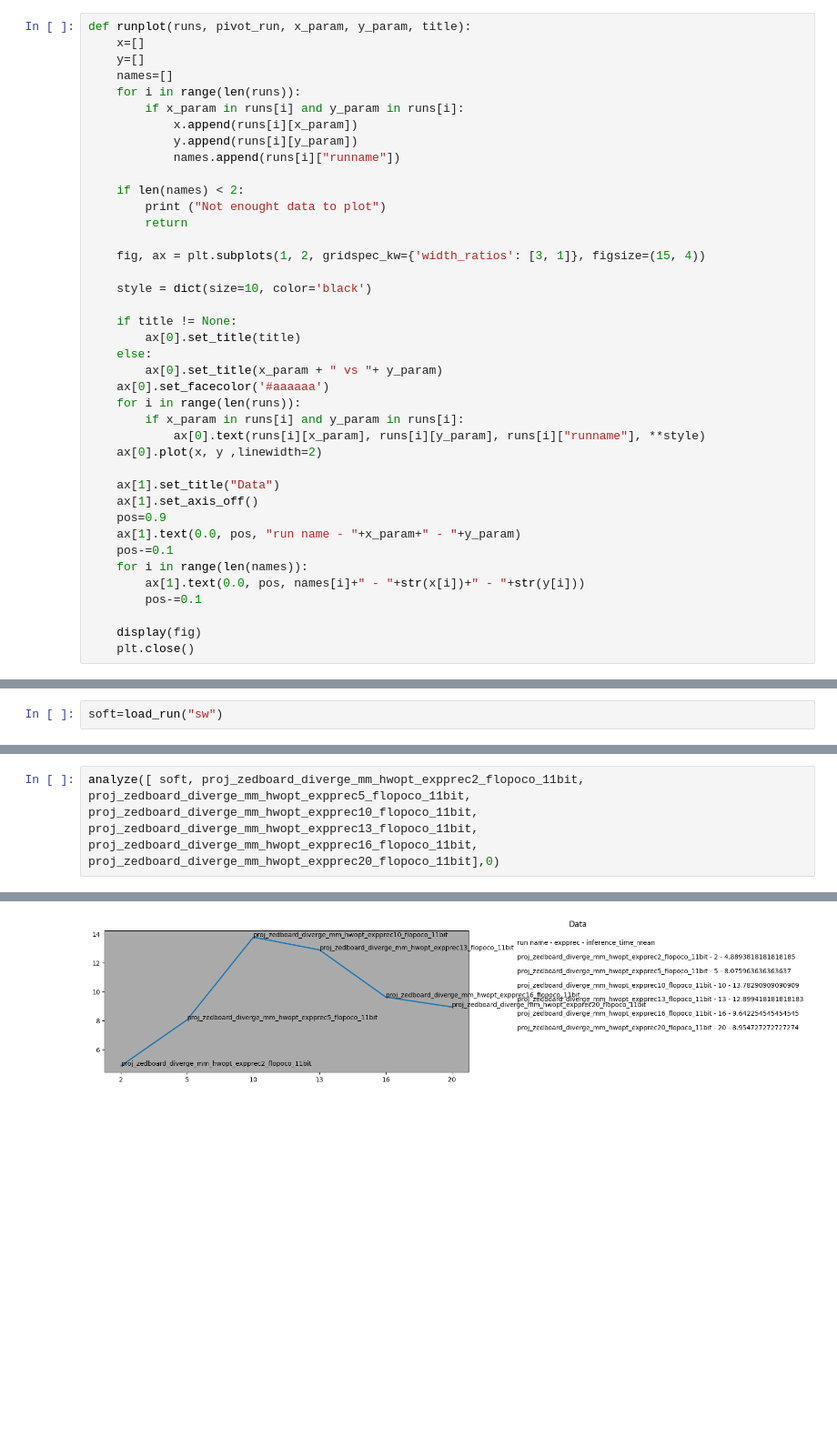
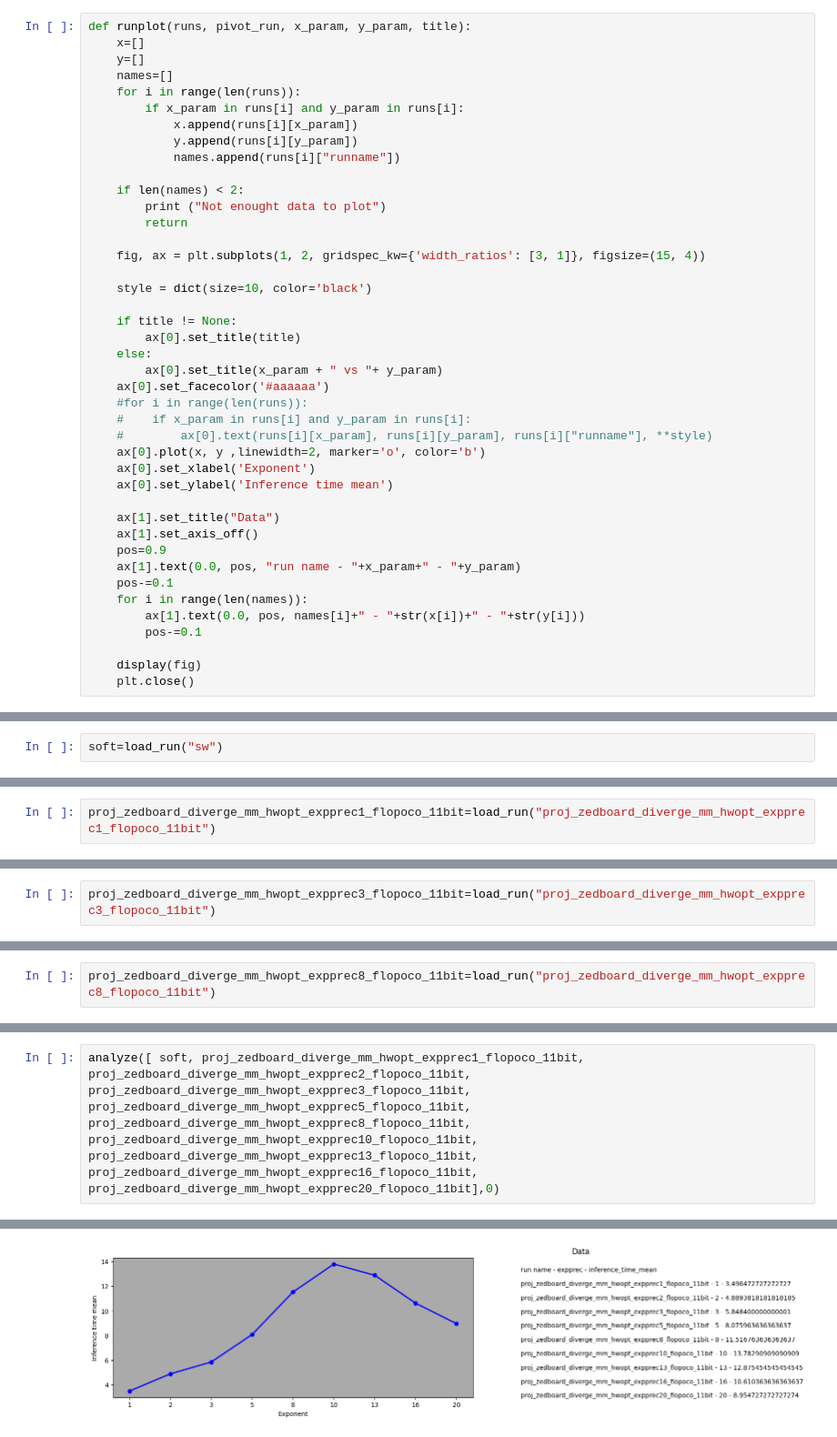
Before and after one commit to BondMachineHQ/bmexamples, a Jupyter notebook: analysis/zedboard_banknote_diverge/analysis_11bit.ipynb, the cells around one changed output, grey strips where cells are left out. Shown at 91% size. Saved outputs shown, nothing was run; the diff lists cells and outputs as text; blank space fills up the shorter version.

```diff
--- a/analysis/zedboard_banknote_diverge/analysis_11bit.ipynb
+++ b/analysis/zedboard_banknote_diverge/analysis_11bit.ipynb
@@ -132,10 +132,12 @@ def runplot(runs, pivot_run, x_param, y_param, title):
     else:
         ax[0].set_title(x_param + " vs "+ y_param)
     ax[0].set_facecolor('#aaaaaa')
-    for i in range(len(runs)):
-        if x_param in runs[i] and y_param in runs[i]:
-            ax[0].text(runs[i][x_param], runs[i][y_param], runs[i]["runname"], **style)
-    ax[0].plot(x, y ,linewidth=2)
+    #for i in range(len(runs)):
+    #    if x_param in runs[i] and y_param in runs[i]:
+    #        ax[0].text(runs[i][x_param], runs[i][y_param], runs[i]["runname"], **style)
+    ax[0].plot(x, y ,linewidth=2, marker='o', color='b')
+    ax[0].set_xlabel('Exponent')
+    ax[0].set_ylabel('Inference time mean')
 
     ax[1].set_title("Data")
     ax[1].set_axis_off()
@@ -190,0 +193,2 @@ expanded=load_run("expanded")
+# %%
+proj_zedboard_diverge_mm_hwopt_expprec1_flopoco_11bit=load_run("proj_zedboard_diverge_mm_hwopt_expprec1_flopoco_11bit")
@@ -194,0 +201,2 @@ proj_zedboard_diverge_mm_hwopt_expprec2_flopoco_11bit=load_run("proj_zedboard_di
+# %%
+proj_zedboard_diverge_mm_hwopt_expprec3_flopoco_11bit=load_run("proj_zedboard_diverge_mm_hwopt_expprec3_flopoco_11bit")
@@ -198,0 +209,2 @@ proj_zedboard_diverge_mm_hwopt_expprec5_flopoco_11bit=load_run("proj_zedboard_di
+# %%
+proj_zedboard_diverge_mm_hwopt_expprec8_flopoco_11bit=load_run("proj_zedboard_diverge_mm_hwopt_expprec8_flopoco_11bit")
@@ -215,5 +229,5 @@ proj_zedboard_diverge_mm_hwopt_expprec20_flopoco_11bit=load_run("proj_zedboard_d
 # %%
-analyze([ soft, proj_zedboard_diverge_mm_hwopt_expprec2_flopoco_11bit, proj_zedboard_diverge_mm_hwopt_expprec5_flopoco_11bit, proj_zedboard_diverge_mm_hwopt_expprec10_flopoco_11bit, proj_zedboard_diverge_mm_hwopt_expprec13_flopoco_11bit, proj_zedboard_diverge_mm_hwopt_expprec16_flopoco_11bit, proj_zedboard_diverge_mm_hwopt_expprec20_flopoco_11bit],0)
+analyze([ soft, proj_zedboard_diverge_mm_hwopt_expprec1_flopoco_11bit, proj_zedboard_diverge_mm_hwopt_expprec2_flopoco_11bit, proj_zedboard_diverge_mm_hwopt_expprec3_flopoco_11bit, proj_zedboard_diverge_mm_hwopt_expprec5_flopoco_11bit, proj_zedboard_diverge_mm_hwopt_expprec8_flopoco_11bit, proj_zedboard_diverge_mm_hwopt_expprec10_flopoco_11bit, proj_zedboard_diverge_mm_hwopt_expprec13_flopoco_11bit, proj_zedboard_diverge_mm_hwopt_expprec16_flopoco_11bit, proj_zedboard_diverge_mm_hwopt_expprec20_flopoco_11bit],0)
 # %% [output]
 Pivot run sw
 
@@ -231,5 +245,5 @@ proj_zedboard_diverge_mm_hwopt_expprec10_flopoco_11bit - probability_0 - mean: 0
 proj_zedboard_diverge_mm_hwopt_expprec20_flopoco_11bit - probability_1 - mean: 1.1223014217090912 std: 10.873887094966964
 proj_zedboard_diverge_mm_hwopt_expprec20_flopoco_11bit - prediction    - 94.9090909090909% equal
 
 Inference time mean
-[figure, old version]
+[figure, new version]
```
Also changed, not shown: parts of 12 cells of this notebook, 43 other files.
